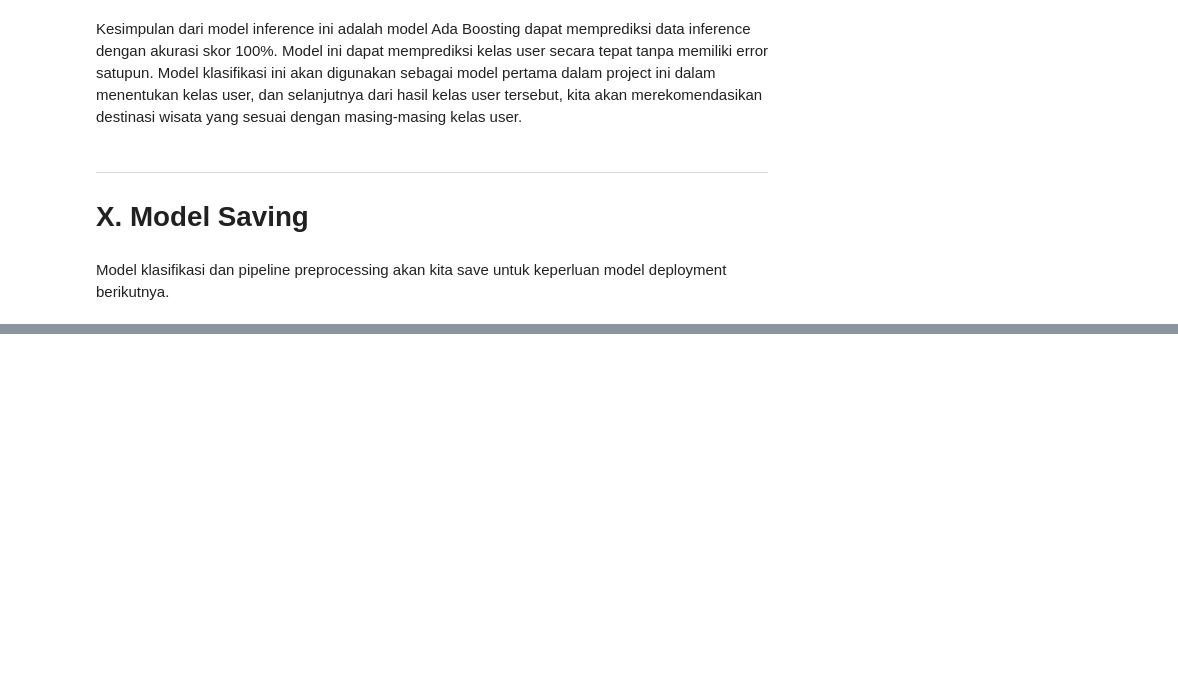
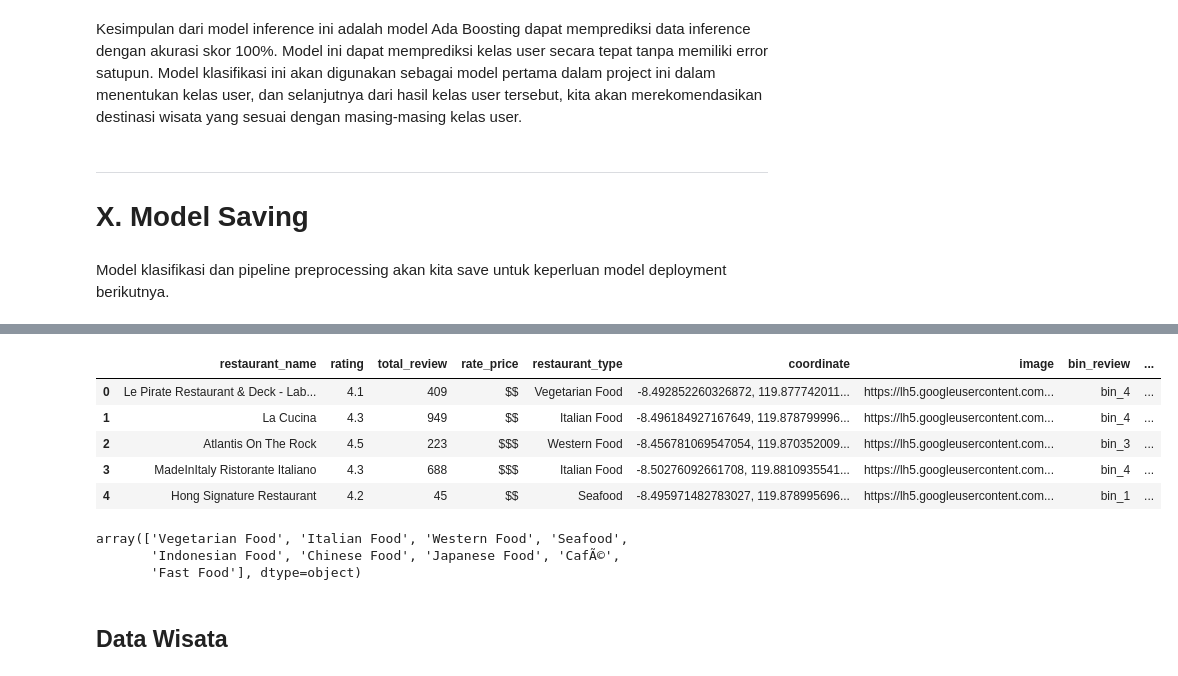
Before and after one commit to H8-Assignments-Bay/p2---final-project-group-005, a Jupyter notebook: features_engineering.ipynb, the cells around one changed output, grey strips where cells are left out. Cells and saved outputs as stored; diff of their text form; code cells hidden in the pictures; blank space fills up the shorter version.

Commit message:
Update data dan features

```diff
--- a/features_engineering.ipynb
+++ b/features_engineering.ipynb
@@ -783,0 +788,3 @@ with open('pipeline_pre.pkl', 'wb') as file_2:
+# %%
+df_resto = pd.read_csv('Data\\resto_final.csv',encoding='latin-1')
+df_resto["cluster_resto"].value_counts()
@@ -783,0 +796,9 @@ with open('pipeline_pre.pkl', 'wb') as file_2:
+# %%
+df_resto_scaled = df_resto[["rating","total_review"]]
+# %%
+from sklearn.preprocessing import MinMaxScaler
+scaler_resto = MinMaxScaler()
+df_resto_scaled = scaler_resto.fit_transform(df_resto_scaled)
+# %%
+scaled_resto = pd.DataFrame(df_resto_scaled, columns = ['rating_scaled','review_scaled'])
+scaled_resto.head()
@@ -783,0 +812,10 @@ with open('pipeline_pre.pkl', 'wb') as file_2:
+# %%
+df_resto_final = pd.concat([df_resto, scaled_resto], axis = 1)
+df_resto_final.head()
+# %% [output]
+|  | restaurant_name | rating | total_review | rate_price | restaurant_type | coordinate | image | bin_review | ... |
+| 0 | Le Pirate Restaurant & Deck - Lab... | 4.1 | 409 | $$ | Vegetarian Food | -8.492852260326872, 119.877742011... | https://lh5.googleusercontent.com... | bin_4 | ... |
+| 1 | La Cucina | 4.3 | 949 | $$ | Italian Food | -8.496184927167649, 119.878799996... | https://lh5.googleusercontent.com... | bin_4 | ... |
+| 2 | Atlantis On The Rock | 4.5 | 223 | $$$ | Western Food | -8.456781069547054, 119.870352009... | https://lh5.googleusercontent.com... | bin_3 | ... |
+| 3 | MadeInItaly Ristorante Italiano | 4.3 | 688 | $$$ | Italian Food | -8.50276092661708, 119.8810935541... | https://lh5.googleusercontent.com... | bin_4 | ... |
+| 4 | Hong Signature Restaurant | 4.2 | 45 | $$ | Seafood | -8.495971482783027, 119.878995696... | https://lh5.googleusercontent.com... | bin_1 | ... |
@@ -783,0 +829,8 @@ with open('pipeline_pre.pkl', 'wb') as file_2:
+# %%
+df_resto.restaurant_type.unique()
+# %% [output]
+array(['Vegetarian Food', 'Italian Food', 'Western Food', 'Seafood',
+       'Indonesian Food', 'Chinese Food', 'Japanese Food', 'CafÃ©',
+       'Fast Food'], dtype=object)
+# %% [markdown]
+## Data Wisata
```
Also changed, not shown: parts of 13 cells of this notebook, 6 other files.
